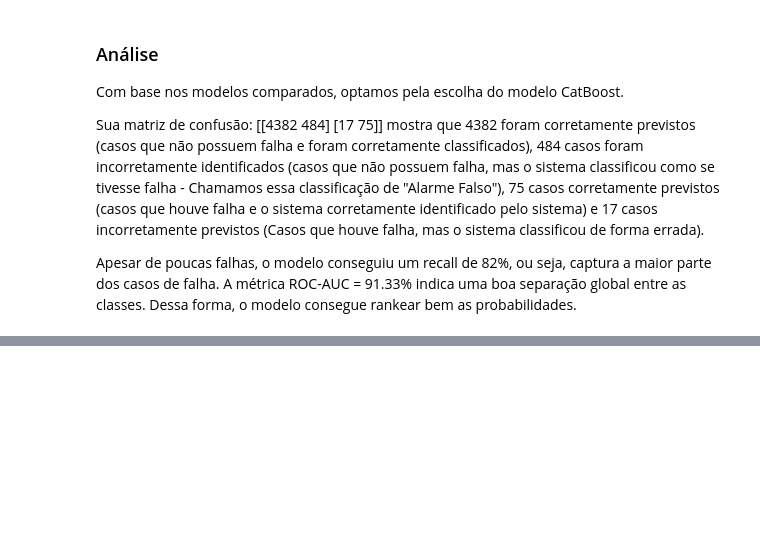
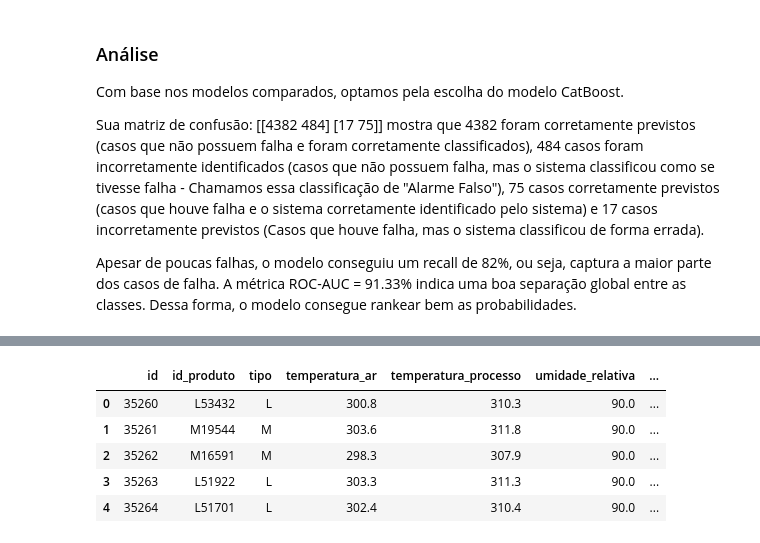
Before and after one commit to Meire-Rosa/Arquivos-Legais, a Jupyter notebook: Rosemeire_Entrega_ProjetoBootcampUNISENAI_SC.ipynb, the cells around one changed output, grey strips where cells are left out. Drawn from its saved outputs; the diff is of its cells as text; code cells hidden in the pictures; blank space fills up the shorter version.

```diff
--- a/Rosemeire_Entrega_ProjetoBootcampUNISENAI_SC.ipynb
+++ b/Rosemeire_Entrega_ProjetoBootcampUNISENAI_SC.ipynb
@@ -699,0 +722,11 @@ Apesar de poucas falhas, o modelo conseguiu um recall de 82%, ou seja, captura a
+# %%
+#Tratamento de df_teste como feito para df_train na preparação do modelo
+
+df_teste_filtrado = df_teste.copy()
+df_teste_filtrado.drop(columns=['temperatura_ar'], inplace=True)
+df_teste_filtrado.drop(columns=['umidade_relativa'], inplace=True)
+df_teste_filtrado['velocidade_rotacional'] = df_teste_filtrado['velocidade_rotacional'].astype(float)
+df_teste_filtrado['desgaste_da_ferramenta'] = df_teste_filtrado['desgaste_da_ferramenta'].astype(float)
+df_teste_filtrado['tipo'] = le.fit_transform(df_teste_filtrado['tipo'])
+df_teste_filtrado.drop(columns=['id', 'id_produto'], inplace=True)
+df_teste_filtrado.head()
@@ -699,0 +750,19 @@ Apesar de poucas falhas, o modelo conseguiu um recall de 82%, ou seja, captura a
+# %%
+# Predição de fato utilizando os modelos treinados
+y_pred_log_reg = log_reg.predict(df_teste_filtrado)
+y_pred_rf = rf.predict(df_teste_filtrado)
+y_pred_lgb_model = lgb_model.predict(df_teste_filtrado)
+y_pred_cat = cat.predict(df_teste_filtrado)
+# %%
+df_teste['pred_cat'] = y_pred_cat
+df_teste['pred_log_reg'] = y_pred_log_reg
+df_teste['pred_rf'] = y_pred_rf
+df_teste['pred_lgb_model'] = y_pred_lgb_model
+df_teste.head()
+# %% [output]
+|  | id | id_produto | tipo | temperatura_ar | temperatura_processo | umidade_relativa | ... |
+| 0 | 35260 | L53432 | L | 300.8 | 310.3 | 90.0 | ... |
+| 1 | 35261 | M19544 | M | 303.6 | 311.8 | 90.0 | ... |
+| 2 | 35262 | M16591 | M | 298.3 | 307.9 | 90.0 | ... |
+| 3 | 35263 | L51922 | L | 303.3 | 311.3 | 90.0 | ... |
+| 4 | 35264 | L51701 | L | 302.4 | 310.4 | 90.0 | ... |
```
Also changed, not shown: parts of 8 cells of this notebook.
